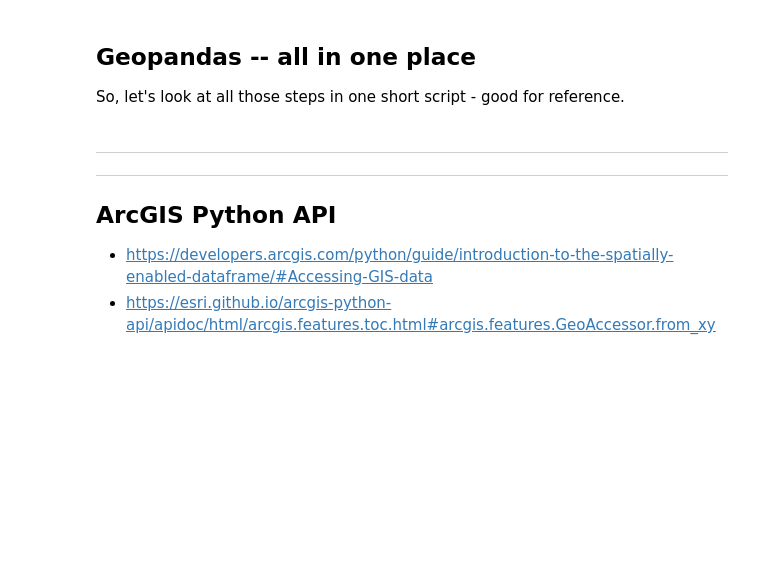
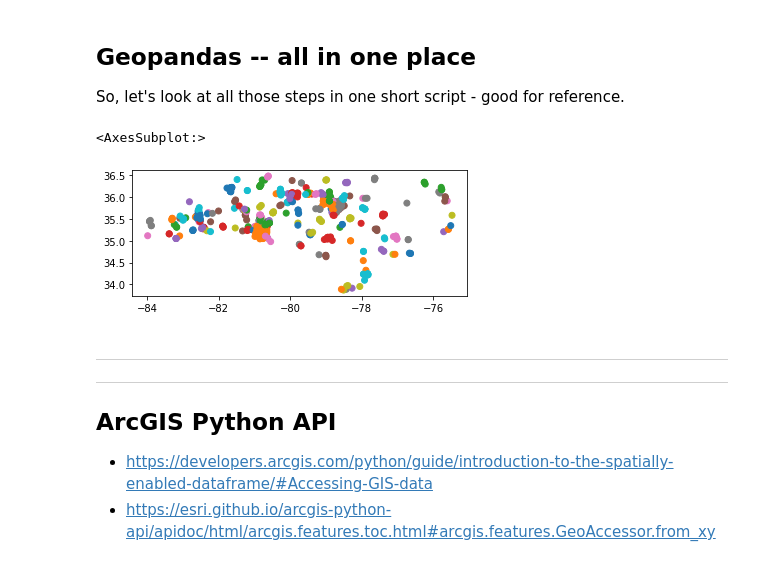
Before and after one commit to rml41/SpatialDataFrames, a Jupyter notebook: 01-CSV-to-SpatialDataFrame.ipynb, the cells around one changed output. Saved outputs shown, nothing was run; the diff lists cells and outputs as text; code cells hidden in the pictures; blank space fills up the shorter version.

```diff
--- a/01-CSV-to-SpatialDataFrame.ipynb
+++ b/01-CSV-to-SpatialDataFrame.ipynb
@@ -122,10 +211,15 @@ df = pd.read_csv('./data/NC_Charging_Stations.csv')
 geomList = [Point(xy) for xy in zip(df['Longitude'],df['Latitude'])]
 
 #Specify coordinate reference system of our data in the form of a dictionary
-crs_NAD83 = {'init':'epsg:4326'}
+crs_NAD83 = 4326
 
 #Upgrade the dataframe to spatial dataframe, assigining it to the NAD83 crs
 gdf = geopandas.GeoDataFrame(df,geometry=geomList,crs=crs_NAD83)
+# %%
+gdf.plot("City")
+# %% [output]
+<AxesSubplot:>
+[figure, added]
 # %% [markdown]
 ---
 ---
```
Also changed, not shown: parts of 26 cells of this notebook.
